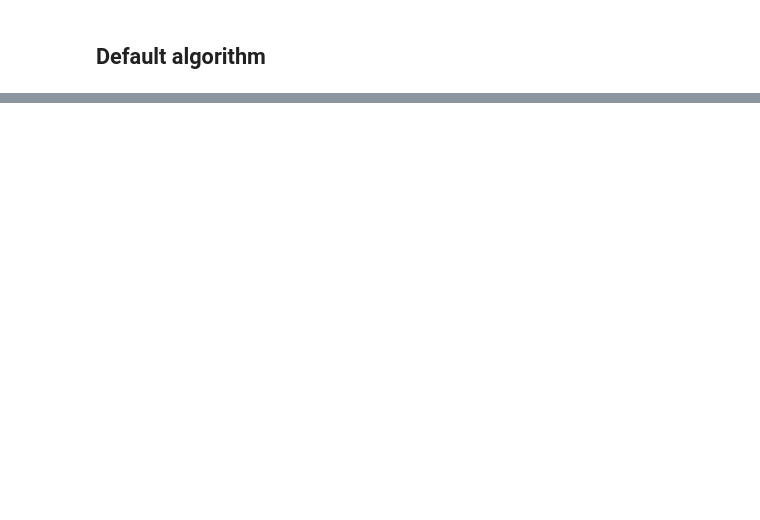
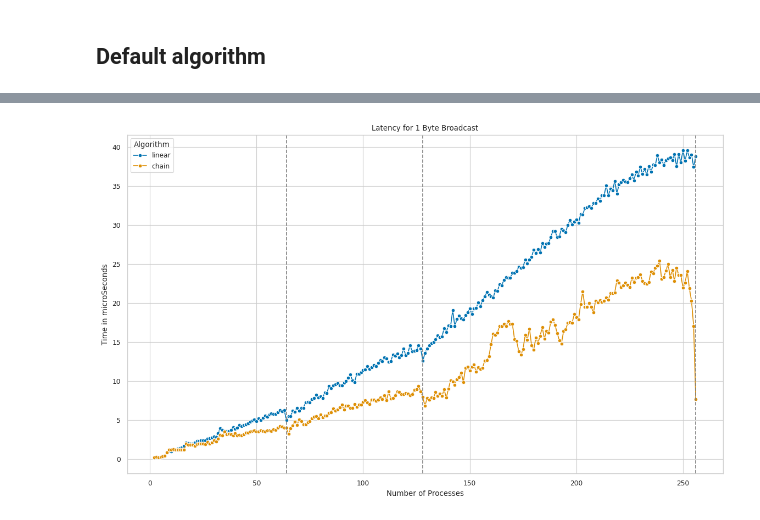
Before and after one commit to ValentinisAlessio/HPC_final_project, a Jupyter notebook: exercise1/plots/plots_bcast.ipynb, the cells around one changed output, grey strips where cells are left out. Cells and saved outputs as stored; diff of their text form; code cells hidden in the pictures; blank space fills up the shorter version.

```diff
--- a/exercise1/plots/plots_bcast.ipynb
+++ b/exercise1/plots/plots_bcast.ipynb
@@ -188,0 +191,31 @@ fig.savefig('bcast_default_1byte.png')
+# %%
+linear_core = pd.read_csv('../results_def/bcast_linear_results_wu_core.csv')
+chain_core = pd.read_csv('../results_def/bcast_chain_results_wu_core.csv')
+
+# Merge the data
+data = pd.concat([linear_core, chain_core])
+# %%
+# plot the results concerning the 1 MessageSize
+df = data[data['MessageSize'] == 1]
+
+sns.set_style("whitegrid")
+sns.set_context("paper")
+sns.set_palette("colorblind")
+sns.lineplot(x='Processes', y='Avg Latency(us)', hue='Algorithm', data=df, marker='o')
+plt.axvline(64, color='grey', linestyle='--')
+plt.axvline(128, color='grey', linestyle='--')
+plt.axvline(256, color='grey', linestyle='--')
+plt.xlabel('Number of Processes')
+plt.ylabel('Time in microSeconds')
+plt.title('Latency for 1 Byte Broadcast')
+
+# Inctrease dimensions of the plot
+fig = plt.gcf()
+fig.set_size_inches(14, 8)
+
+plt.show()
+
+# save the plot
+fig.savefig('bcast_linear_chain_1byte.png')
+# %% [output]
+[figure, added]
```
Also changed, not shown: parts of 14 cells of this notebook, 10 other files.
